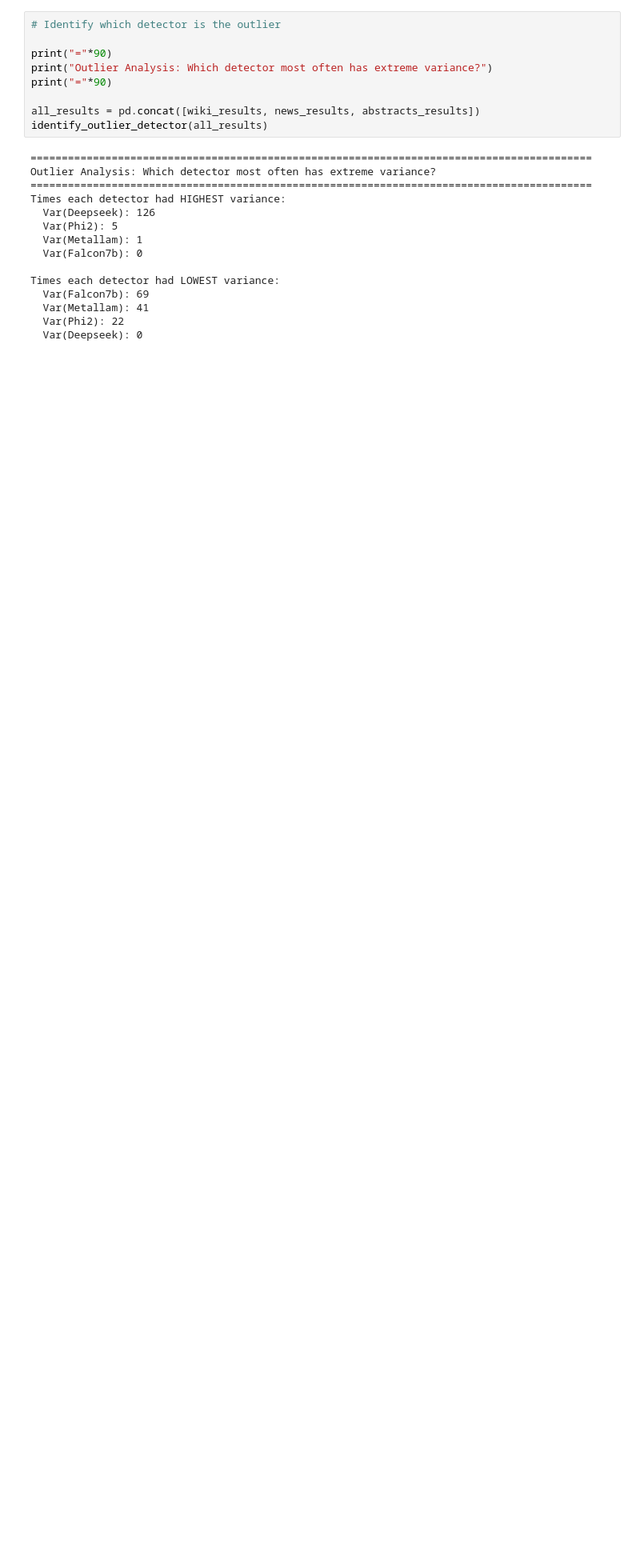
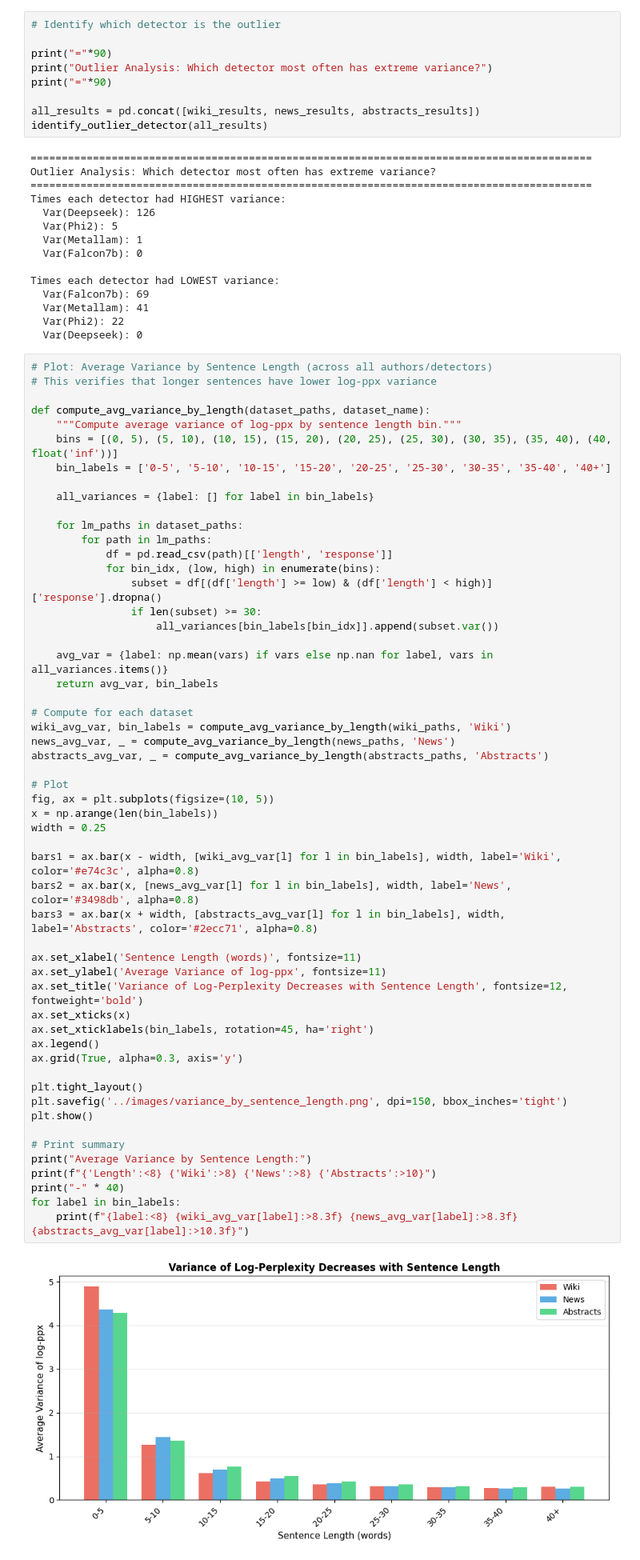
Before and after one commit to AdamVinestock/NLP-Authorship-Attribution, a Jupyter notebook: analysis/variance_independence_check.ipynb, the cells around one changed output. Shown at 80% size. Cells and saved outputs as stored; diff of their text form; blank space fills up the shorter version.

```diff
--- a/analysis/variance_independence_check.ipynb
+++ b/analysis/variance_independence_check.ipynb
@@ -353,3 +364,59 @@ Times each detector had LOWEST variance:
   Var(Metallam): 41
   Var(Phi2): 22
   Var(Deepseek): 0
+# %%
+# Plot: Average Variance by Sentence Length (across all authors/detectors)
+# This verifies that longer sentences have lower log-ppx variance
+
+def compute_avg_variance_by_length(dataset_paths, dataset_name):
+    """Compute average variance of log-ppx by sentence length bin."""
+    bins = [(0, 5), (5, 10), (10, 15), (15, 20), (20, 25), (25, 30), (30, 35), (35, 40), (40, float('inf'))]
+    bin_labels = ['0-5', '5-10', '10-15', '15-20', '20-25', '25-30', '30-35', '35-40', '40+']
+
+    all_variances = {label: [] for label in bin_labels}
+
+    for lm_paths in dataset_paths:
+        for path in lm_paths:
+            df = pd.read_csv(path)[['length', 'response']]
+            for bin_idx, (low, high) in enumerate(bins):
+                subset = df[(df['length'] >= low) & (df['length'] < high)]['response'].dropna()
+                if len(subset) >= 30:
+                    all_variances[bin_labels[bin_idx]].append(subset.var())
+
+    avg_var = {label: np.mean(vars) if vars else np.nan for label, vars in all_variances.items()}
+    return avg_var, bin_labels
+
+# Compute for each dataset
+wiki_avg_var, bin_labels = compute_avg_variance_by_length(wiki_paths, 'Wiki')
+news_avg_var, _ = compute_avg_variance_by_length(news_paths, 'News')
+abstracts_avg_var, _ = compute_avg_variance_by_length(abstracts_paths, 'Abstracts')
+
+# Plot
+fig, ax = plt.subplots(figsize=(10, 5))
+x = np.arange(len(bin_labels))
+width = 0.25
+
+bars1 = ax.bar(x - width, [wiki_avg_var[l] for l in bin_labels], width, label='Wiki', color='#e74c3c', alpha=0.8)
+bars2 = ax.bar(x, [news_avg_var[l] for l in bin_labels], width, label='News', color='#3498db', alpha=0.8)
+bars3 = ax.bar(x + width, [abstracts_avg_var[l] for l in bin_labels], width, label='Abstracts', color='#2ecc71', alpha=0.8)
+
+ax.set_xlabel('Sentence Length (words)', fontsize=11)
+ax.set_ylabel('Average Variance of log-ppx', fontsize=11)
+ax.set_title('Variance of Log-Perplexity Decreases with Sentence Length', fontsize=12, fontweight='bold')
+ax.set_xticks(x)
+ax.set_xticklabels(bin_labels, rotation=45, ha='right')
+ax.legend()
+ax.grid(True, alpha=0.3, axis='y')
+
+plt.tight_layout()
+plt.savefig('../images/variance_by_sentence_length.png', dpi=150, bbox_inches='tight')
+plt.show()
+
+# Print summary
+print("Average Variance by Sentence Length:")
+print(f"{'Length':<8} {'Wiki':>8} {'News':>8} {'Abstracts':>10}")
+print("-" * 40)
+for label in bin_labels:
+    print(f"{label:<8} {wiki_avg_var[label]:>8.3f} {news_avg_var[label]:>8.3f} {abstracts_avg_var[label]:>10.3f}")
+# %% [output]
+[figure, added]
```
Also changed, not shown: parts of 4 cells of this notebook, 5 other files.
